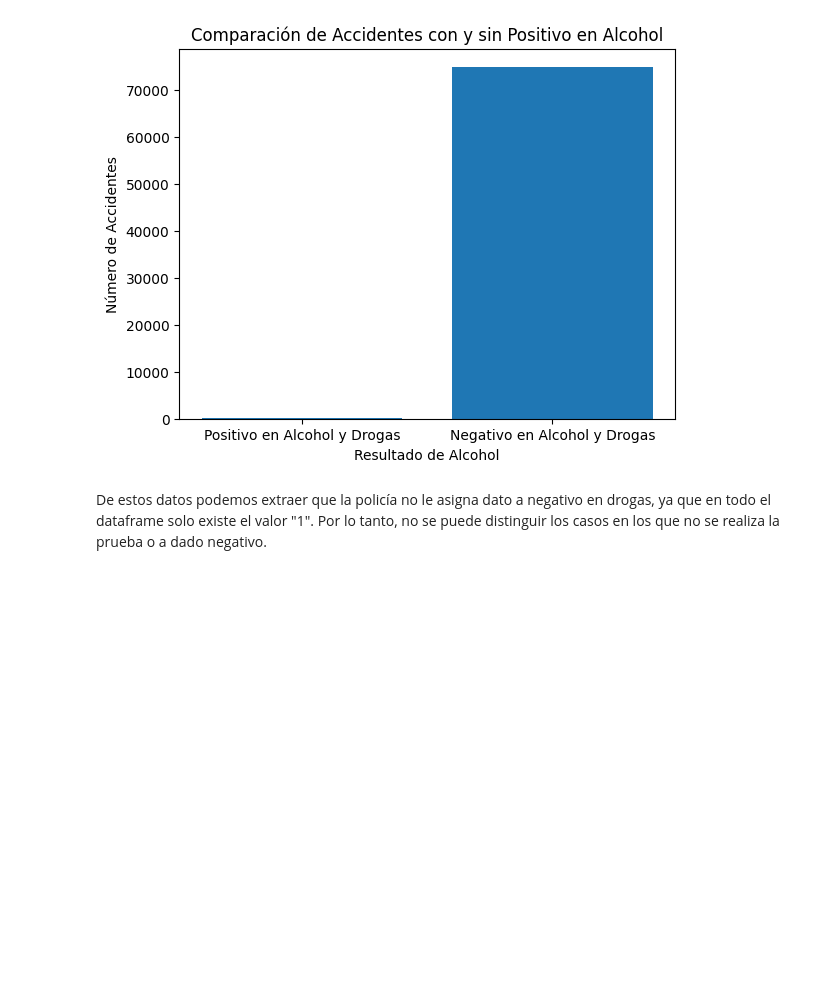
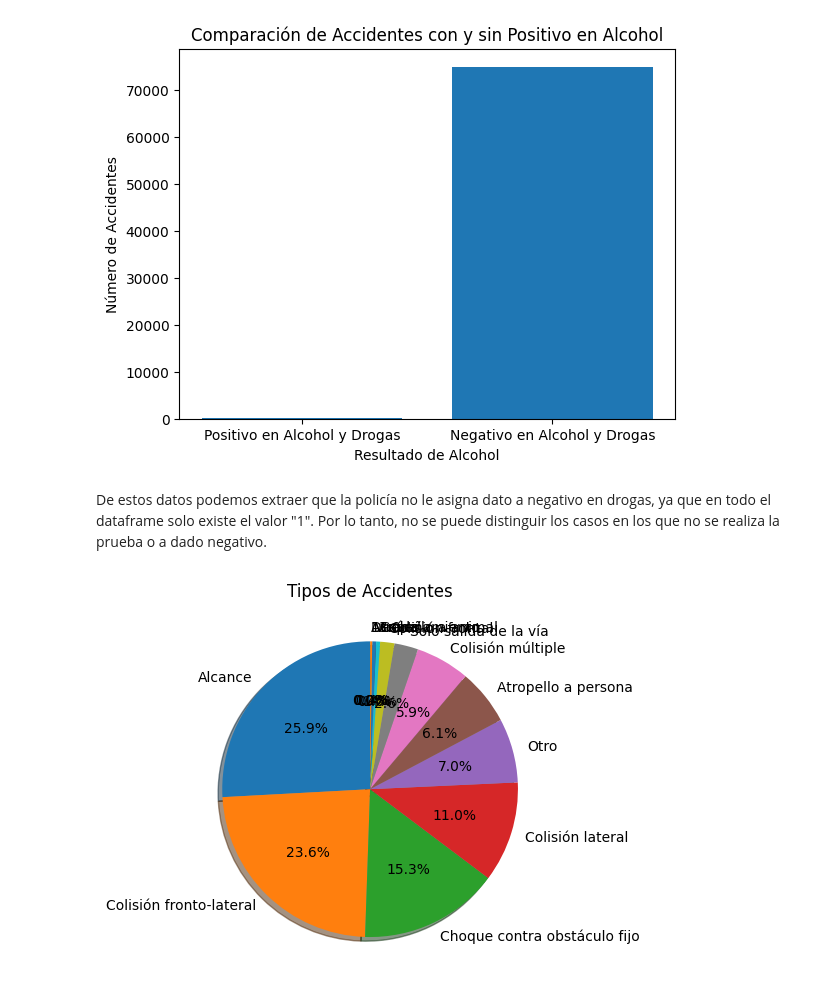
Before and after one commit to paula-gomezlucas/POD, a Jupyter notebook: CuadernoV1.ipynb, the cells around one changed output. Cells and saved outputs as stored; diff of their text form; code cells hidden in the pictures; blank space fills up the shorter version.

```diff
--- a/CuadernoV1.ipynb
+++ b/CuadernoV1.ipynb
@@ -472,3 +563,13 @@ plt.show()
 [figure]
 # %% [markdown]
 De estos datos podemos extraer que la policía no le asigna dato a negativo en drogas, ya que en todo el dataframe solo existe el valor "1". Por lo tanto, no se puede distinguir los casos en los que no se realiza la prueba o a dado negativo.
+# %%
+#grafico de tarta en el se compare el tipo de accidente
+accidentes = data_loader.data['datasets/accidentalidad']
+labels = accidentes['TIPO_ACCIDENTE'].unique()
+values = accidentes['TIPO_ACCIDENTE'].value_counts()
+plt.pie(values, labels=labels, autopct='%1.1f%%', shadow=True, startangle=90)
+plt.title('Tipos de Accidentes')
+plt.show()
+# %% [output]
+[figure, added]
```
Also changed, not shown: parts of 8 cells of this notebook.
